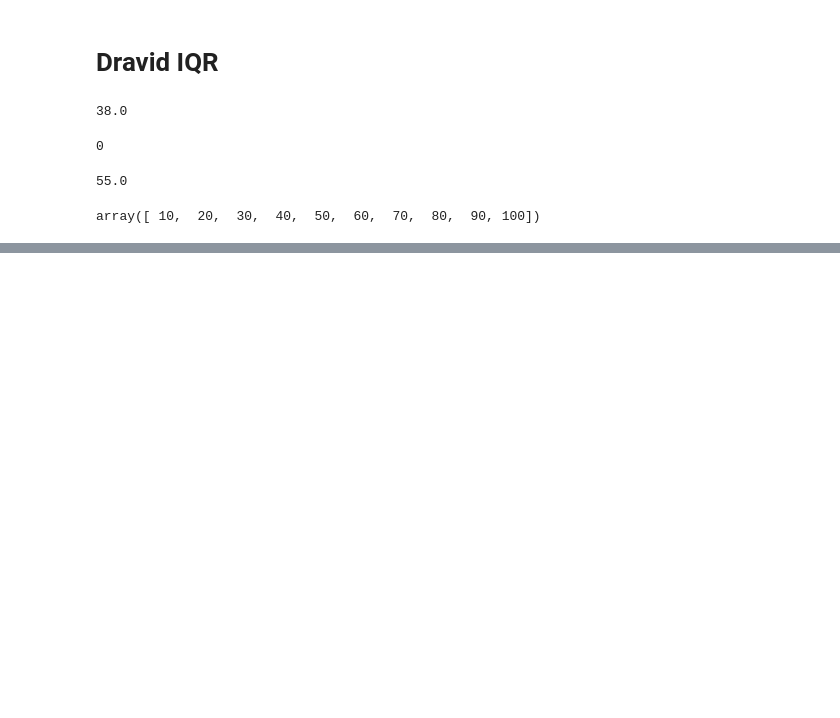
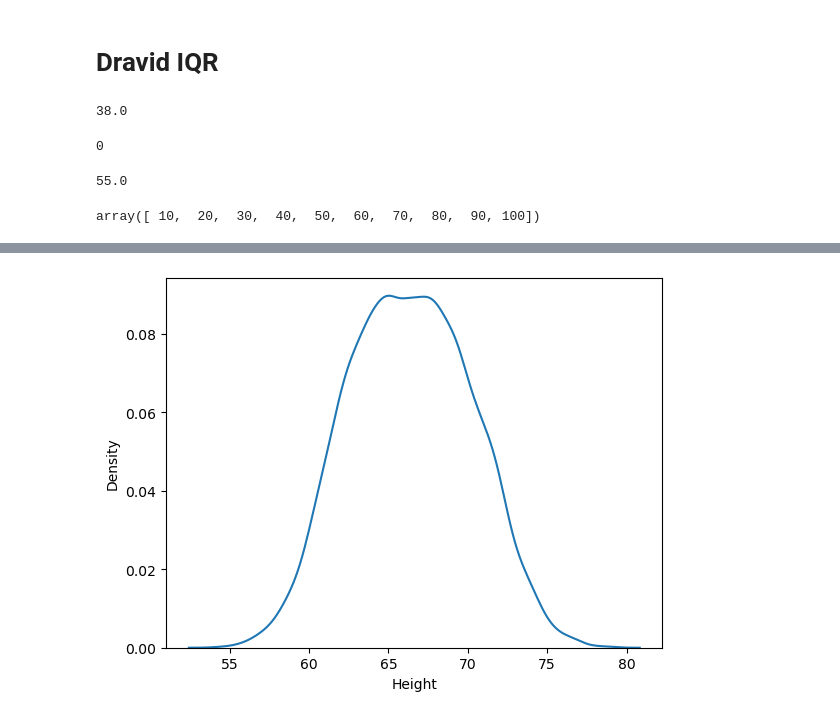
Before and after one commit to jeeet0700/Prob-Stat, a Jupyter notebook: Descriptive Stat.ipynb, the cells around one changed output, grey strips where cells are left out. Drawn from its saved outputs; the diff is of its cells as text; code cells hidden in the pictures; blank space fills up the shorter version.

```diff
--- a/Descriptive Stat.ipynb
+++ b/Descriptive Stat.ipynb
@@ -185,0 +196,3 @@ array([ 10,  20,  30,  40,  50,  60,  70,  80,  90, 100])
+# %%
+df=pd.read_csv('weight-height.csv')
+df
@@ -185,0 +215,5 @@ array([ 10,  20,  30,  40,  50,  60,  70,  80,  90, 100])
+# %%
+sns.kdeplot(df['Height'])
+plt.show()
+# %% [output]
+[figure, added]
```
Also changed, not shown: parts of 11 cells of this notebook.
